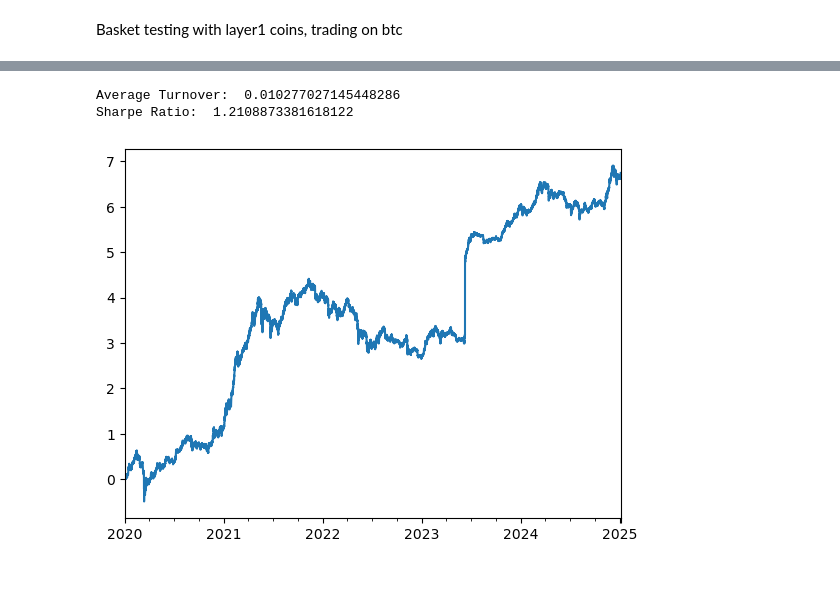
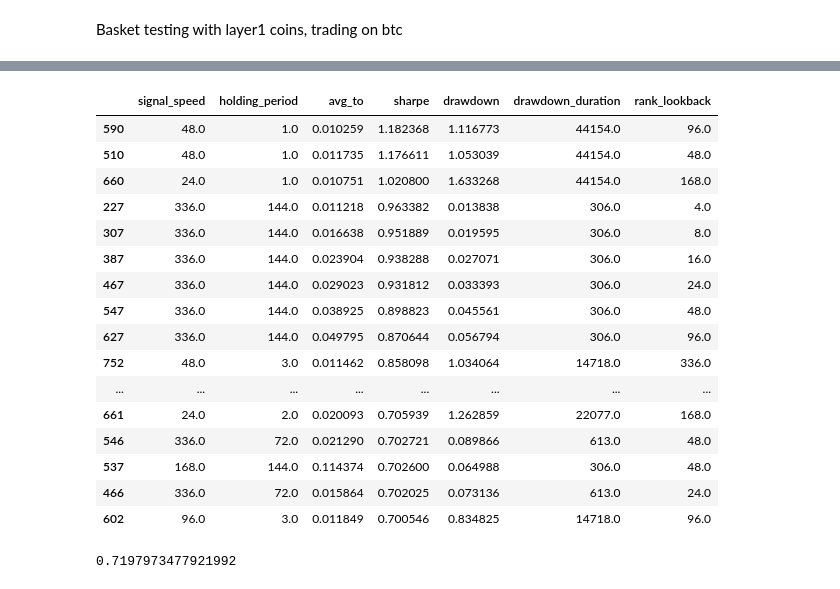
Before and after one commit to jofu-tofu/Trading-Bot, a Jupyter notebook: BTC Layer 1 Basket Reversal.ipynb, the cells around one changed output, grey strips where cells are left out. Cells and saved outputs as stored; diff of their text form; code cells hidden in the pictures.

```diff
--- a/BTC Layer 1 Basket Reversal.ipynb
+++ b/BTC Layer 1 Basket Reversal.ipynb
@@ -290,6 +278,0 @@ Sharpe Ratio:  -44.78318207546031
-# %%
-compute_to_sharpe(rank_weighting(layer1_binance_ret),layer1_binance_ret)
-# %% [output]
-Average Turnover:  0.010277027145448286
-Sharpe Ratio:  1.2108873381618122
-[figure, removed]
@@ -295,0 +325,20 @@ Sharpe Ratio:  1.2108873381618122
+# %%
+pd.DataFrame(results, columns = ['signal_speed','holding_period','avg_to','sharpe', "drawdown", "drawdown_duration",'rank_lookback']).sort_values('sharpe',ascending=False).where(lambda x: x['avg_to'] > 0.01).dropna().head(30)
+# %% [output]
+|  | signal_speed | holding_period | avg_to | sharpe | drawdown | drawdown_duration | rank_lookback |
+| 590 | 48.0 | 1.0 | 0.010259 | 1.182368 | 1.116773 | 44154.0 | 96.0 |
+| 510 | 48.0 | 1.0 | 0.011735 | 1.176611 | 1.053039 | 44154.0 | 48.0 |
+| 660 | 24.0 | 1.0 | 0.010751 | 1.020800 | 1.633268 | 44154.0 | 168.0 |
+| 227 | 336.0 | 144.0 | 0.011218 | 0.963382 | 0.013838 | 306.0 | 4.0 |
+| 307 | 336.0 | 144.0 | 0.016638 | 0.951889 | 0.019595 | 306.0 | 8.0 |
+| 387 | 336.0 | 144.0 | 0.023904 | 0.938288 | 0.027071 | 306.0 | 16.0 |
+| 467 | 336.0 | 144.0 | 0.029023 | 0.931812 | 0.033393 | 306.0 | 24.0 |
+| 547 | 336.0 | 144.0 | 0.038925 | 0.898823 | 0.045561 | 306.0 | 48.0 |
+| 627 | 336.0 | 144.0 | 0.049795 | 0.870644 | 0.056794 | 306.0 | 96.0 |
+| 752 | 48.0 | 3.0 | 0.011462 | 0.858098 | 1.034064 | 14718.0 | 336.0 |
+| ... | ... | ... | ... | ... | ... | ... | ... |
+| 661 | 24.0 | 2.0 | 0.020093 | 0.705939 | 1.262859 | 22077.0 | 168.0 |
+| 546 | 336.0 | 72.0 | 0.021290 | 0.702721 | 0.089866 | 613.0 | 48.0 |
+| 537 | 168.0 | 144.0 | 0.114374 | 0.702600 | 0.064988 | 306.0 | 48.0 |
+| 466 | 336.0 | 72.0 | 0.015864 | 0.702025 | 0.073136 | 613.0 | 24.0 |
+| 602 | 96.0 | 3.0 | 0.011849 | 0.700546 | 0.834825 | 14718.0 | 96.0 |
@@ -295,0 +372,4 @@ Sharpe Ratio:  1.2108873381618122
+# %%
+to_sharpe(ma(rank_weighting(layer1_binance_ret, lookback = 48), lookback=96),layer1_binance_ret, th = 1, plot = True, return_ret=True).corr(layer1_binance_ret['BTCUSDT'])
+# %% [output]
+0.7197973477921992
```
Also changed, not shown: parts of 14 cells of this notebook.
